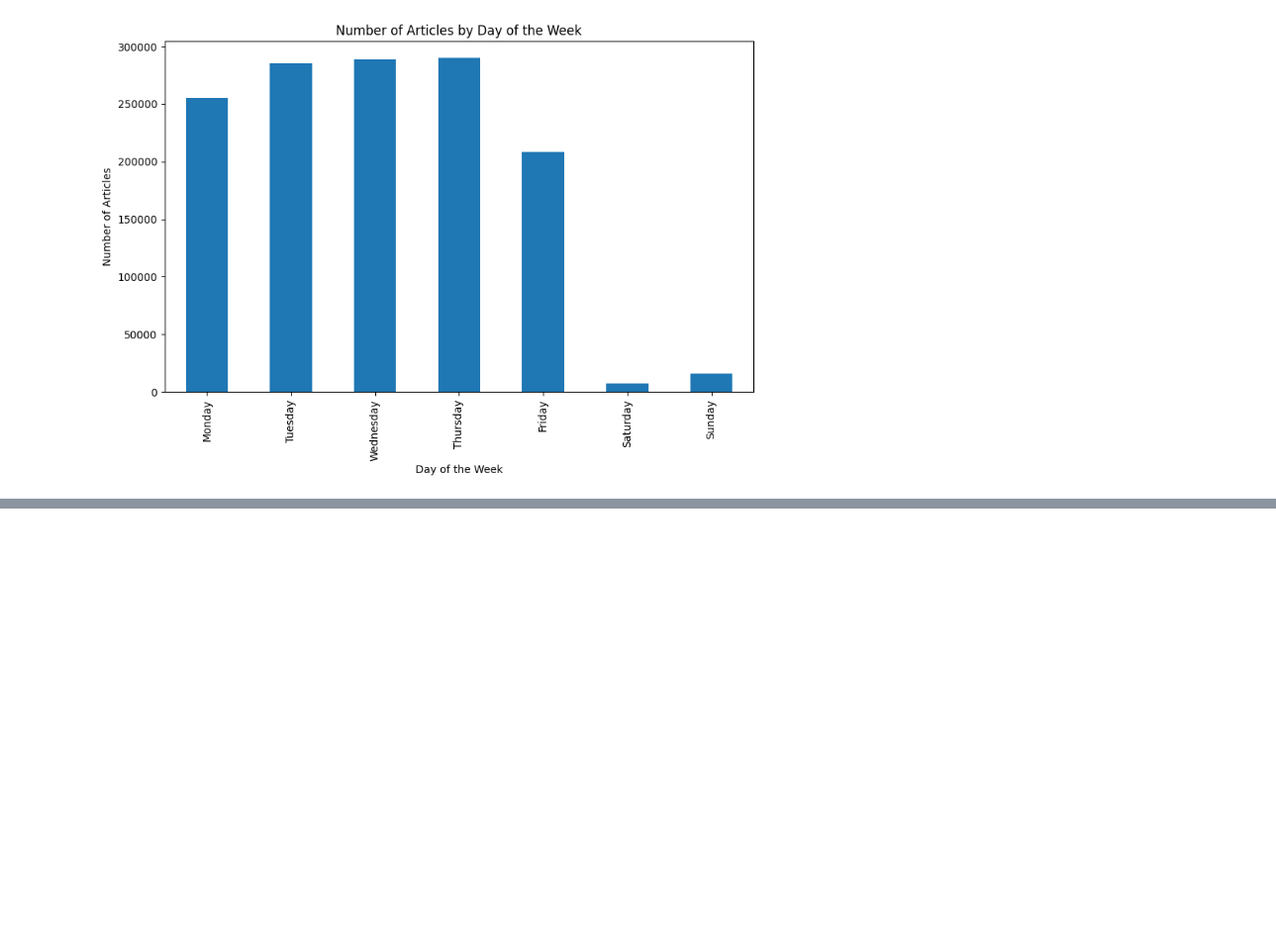
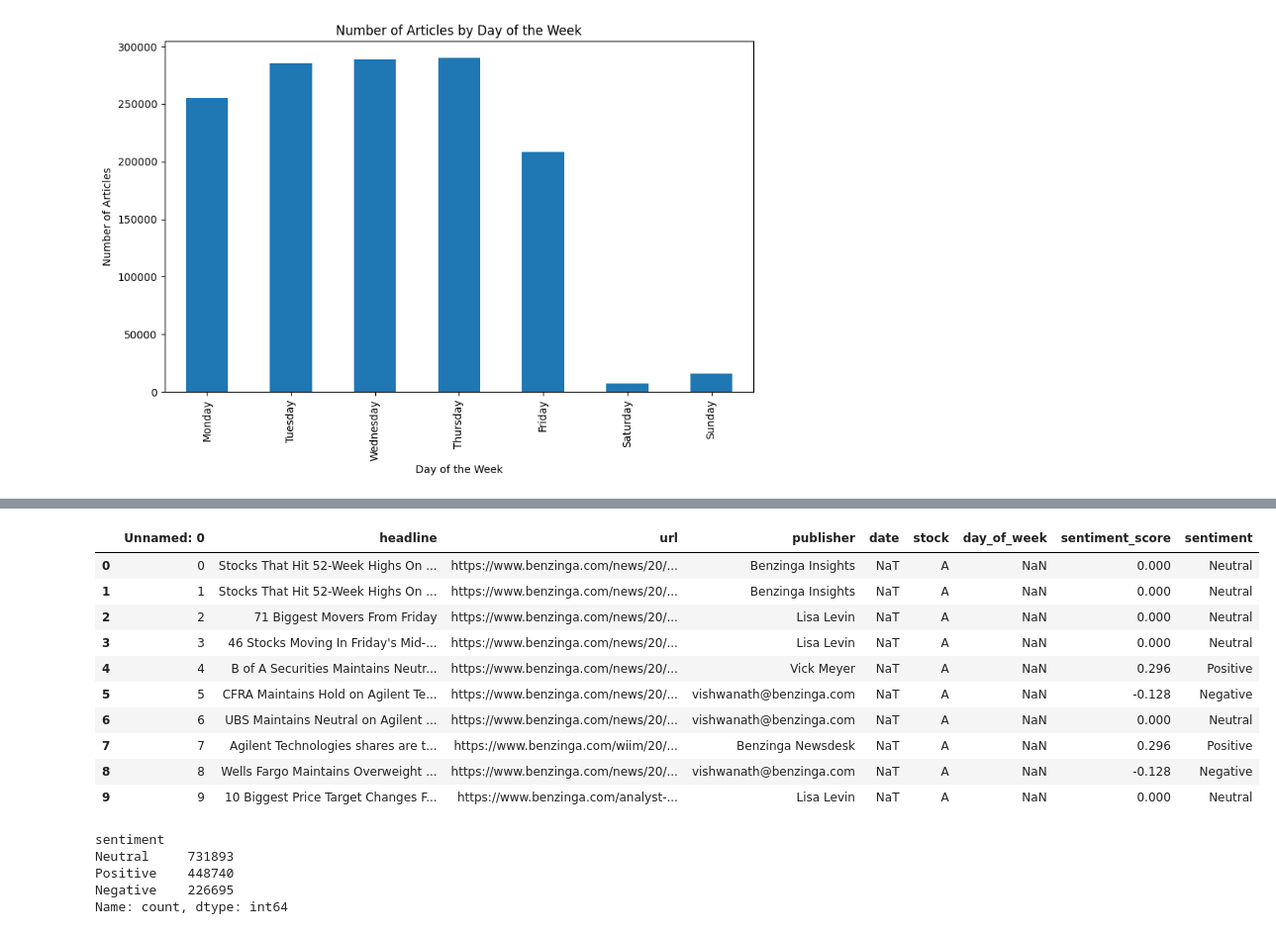
Before and after one commit to chalasimon/financial-news-sentiment-analysis, a Jupyter notebook: notebooks/task1.ipynb, the cells around one changed output, grey strips where cells are left out. Shown: that part at 99% size. Saved outputs shown, nothing was run; the diff lists cells and outputs as text; code cells hidden in the pictures; blank space fills up the shorter version.

```diff
--- a/notebooks/task1.ipynb
+++ b/notebooks/task1.ipynb
@@ -158,0 +186,24 @@ descriptive_stats.plot_publication_weekly_trends('date')
+# %%
+df.head(10)
+# %% [output]
+|  | Unnamed: 0 | headline | url | publisher | date | stock | day_of_week | sentiment_score | sentiment |
+| 0 | 0 | Stocks That Hit 52-Week Highs On ... | https://www.benzinga.com/news/20/... | Benzinga Insights | NaT | A | NaN | 0.000 | Neutral |
+| 1 | 1 | Stocks That Hit 52-Week Highs On ... | https://www.benzinga.com/news/20/... | Benzinga Insights | NaT | A | NaN | 0.000 | Neutral |
+| 2 | 2 | 71 Biggest Movers From Friday | https://www.benzinga.com/news/20/... | Lisa Levin | NaT | A | NaN | 0.000 | Neutral |
+| 3 | 3 | 46 Stocks Moving In Friday's Mid-... | https://www.benzinga.com/news/20/... | Lisa Levin | NaT | A | NaN | 0.000 | Neutral |
+| 4 | 4 | B of A Securities Maintains Neutr... | https://www.benzinga.com/news/20/... | Vick Meyer | NaT | A | NaN | 0.296 | Positive |
+| 5 | 5 | CFRA Maintains Hold on Agilent Te... | https://www.benzinga.com/news/20/... | vishwanath@benzinga.com | NaT | A | NaN | -0.128 | Negative |
+| 6 | 6 | UBS Maintains Neutral on Agilent ... | https://www.benzinga.com/news/20/... | vishwanath@benzinga.com | NaT | A | NaN | 0.000 | Neutral |
+| 7 | 7 | Agilent Technologies shares are t... | https://www.benzinga.com/wiim/20/... | Benzinga Newsdesk | NaT | A | NaN | 0.296 | Positive |
+| 8 | 8 | Wells Fargo Maintains Overweight ... | https://www.benzinga.com/news/20/... | vishwanath@benzinga.com | NaT | A | NaN | -0.128 | Negative |
+| 9 | 9 | 10 Biggest Price Target Changes F... | https://www.benzinga.com/analyst-... | Lisa Levin | NaT | A | NaN | 0.000 | Neutral |
+# %%
+#count the number of articles for each sentiment category
+sentiment_counts = df['sentiment'].value_counts()
+print(sentiment_counts)
+# %% [output]
+sentiment
+Neutral     731893
+Positive    448740
+Negative    226695
+Name: count, dtype: int64
```
Also changed, not shown: parts of 5 cells of this notebook, 2 other files.
